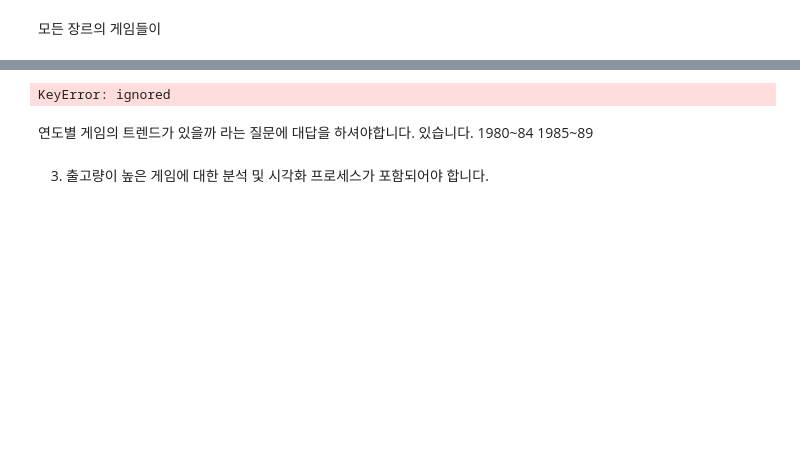
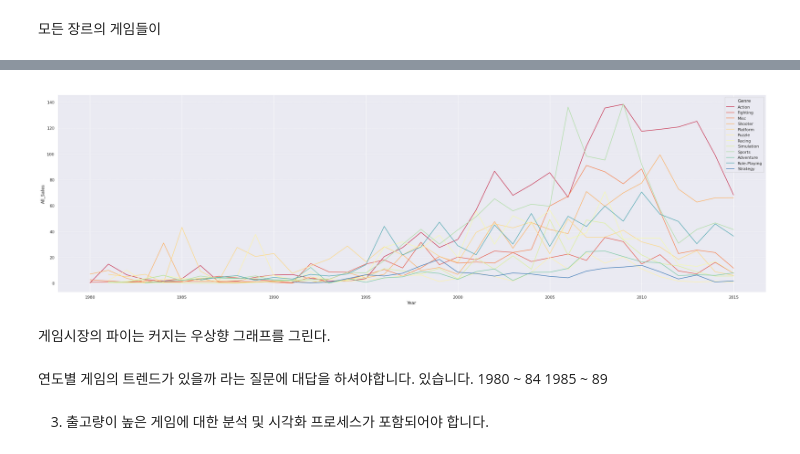
Before and after one commit to theplace75/Section_project1, a Jupyter notebook: Untitled1.ipynb, the cells around one changed output, grey strips where cells are left out. Cells and saved outputs as stored; diff of their text form; code cells hidden in the pictures; blank space fills up the shorter version.

```diff
--- a/Untitled1.ipynb
+++ b/Untitled1.ipynb
@@ -334,22 +354,24 @@ plt.show()
 # %%
 df2_max = df2.groupby(['Year','Genre'])['All_Sales'].sum().reset_index()
 
 # lineplot
 
-plt.figure(figsize = (20, 10))
+plt.figure(figsize = (35, 10))
 sns.lineplot(x = 'Year', y = 'All_Sales',hue ='Genre', data=df2_max, palette='Spectral')
 plt.title('   ', size=15, loc='left')
 plt.gca().spines['right'].set_visible(False)
 plt.gca().spines['top'].set_visible(False)
 plt.gca().spines['left'].set_visible(False)
 plt.grid(True, axis='y', linestyle=':')
 plt.show()
 # %% [output]
-KeyError: ignored
+[figure, added]
+# %% [markdown]
+게임시장의 파이는 커지는 우상향 그래프를 그린다.
 # %% [markdown]
 연도별 게임의 트렌드가 있을까 라는 질문에 대답을 하셔야합니다.
 있습니다.
-1980~84
-1985~89
+1980 ~ 84
+1985 ~ 89
 # %% [markdown]
 3. 출고량이 높은 게임에 대한 분석 및 시각화 프로세스가 포함되어야 합니다.
```
Also changed, not shown: parts of 6 cells of this notebook.
